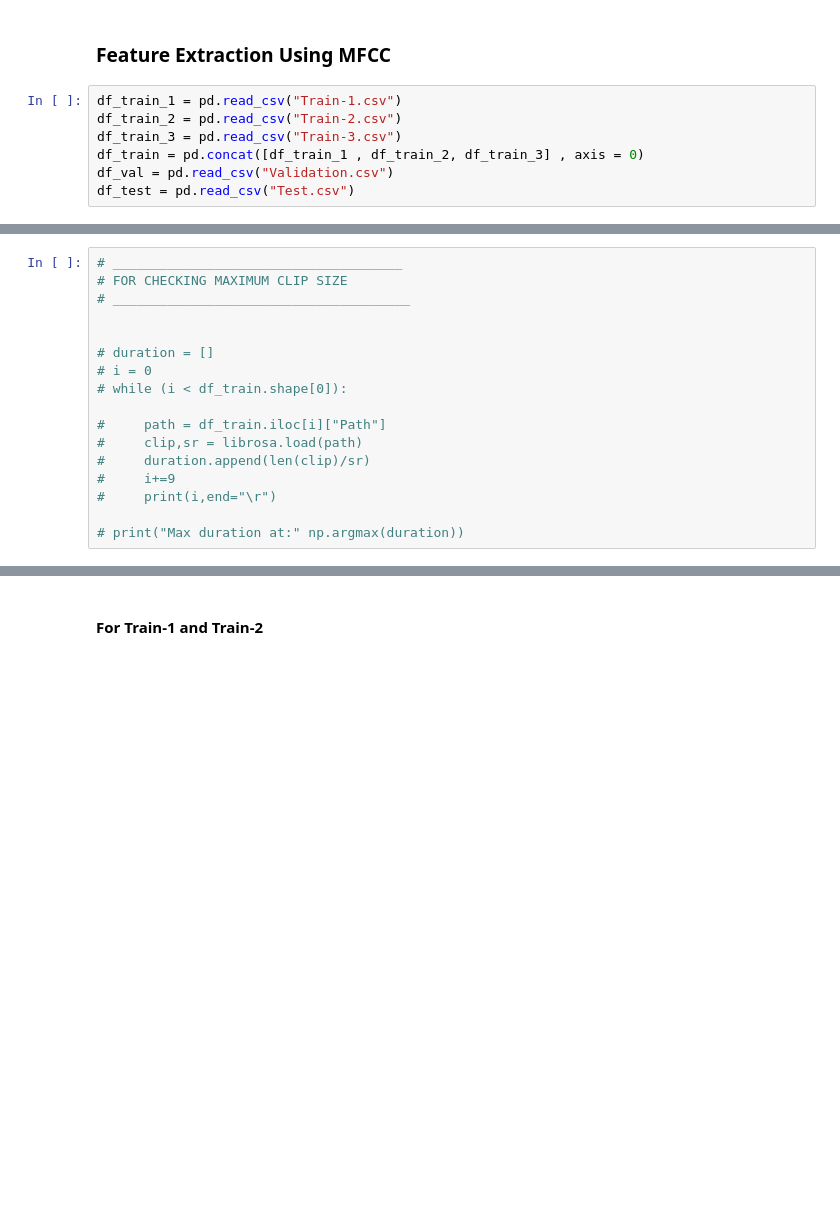
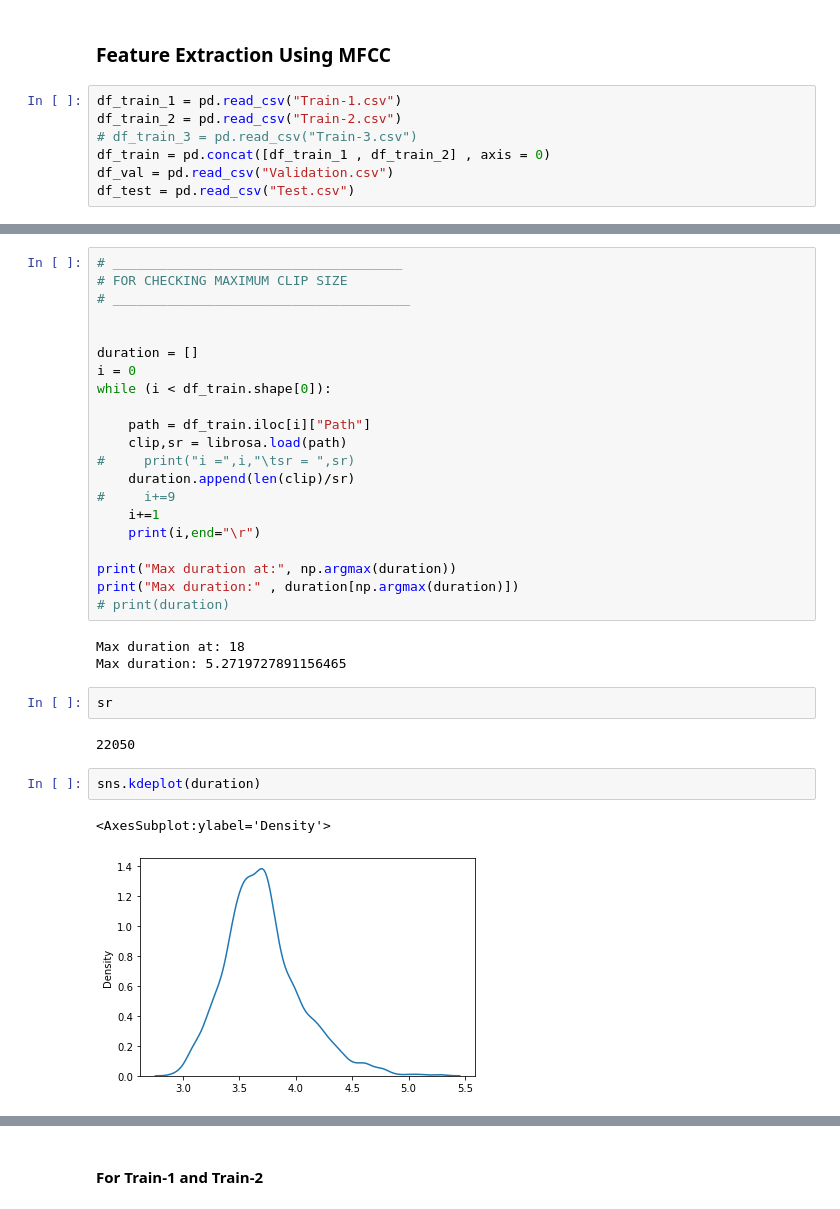
Before and after one commit to AaratSatsangi/Emotion-Detection-using-Audio, a Jupyter notebook: Emotion Detection - LSTM Architecture.ipynb, the cells around one changed output, grey strips where cells are left out. Drawn from its saved outputs; the diff is of its cells as text; blank space fills up the shorter version.

```diff
--- a/Emotion Detection - LSTM Architecture.ipynb
+++ b/Emotion Detection - LSTM Architecture.ipynb
@@ -496,8 +492,8 @@ df_test.to_csv("Test.csv" , index = False)
 # %%
 df_train_1 = pd.read_csv("Train-1.csv")
 df_train_2 = pd.read_csv("Train-2.csv")
-df_train_3 = pd.read_csv("Train-3.csv")
-df_train = pd.concat([df_train_1 , df_train_2, df_train_3] , axis = 0)
+# df_train_3 = pd.read_csv("Train-3.csv")
+df_train = pd.concat([df_train_1 , df_train_2] , axis = 0)
 df_val = pd.read_csv("Validation.csv")
 df_test = pd.read_csv("Test.csv")
 # %%
@@ -532,17 +527,33 @@ Name: Emotions, dtype: int64
 # ______________________________________
 
 
-# duration = []
-# i = 0
-# while (i < df_train.shape[0]):
+duration = []
+i = 0
+while (i < df_train.shape[0]):
 
-#     path = df_train.iloc[i]["Path"]
-#     clip,sr = librosa.load(path)
-#     duration.append(len(clip)/sr)
+    path = df_train.iloc[i]["Path"]
+    clip,sr = librosa.load(path)
+#     print("i =",i,"\tsr = ",sr)
+    duration.append(len(clip)/sr)
 #     i+=9
-#     print(i,end="\r")
+    i+=1
+    print(i,end="\r")
 
-# print("Max duration at:" np.argmax(duration))
+print("Max duration at:", np.argmax(duration))
+print("Max duration:" , duration[np.argmax(duration)])
+# print(duration)
+# %% [output]
+Max duration at: 18
+Max duration: 5.2719727891156465
+# %%
+sr
+# %% [output]
+22050
+# %%
+sns.kdeplot(duration)
+# %% [output]
+<AxesSubplot:ylabel='Density'>
+[figure, added]
 # %%
 def add_white_noise(signal, noise_percentage_factor):
     noise = np.random.normal(0, signal.std()+0.050, signal.size)
```
Also changed, not shown: parts of 24 cells of this notebook, 54 other files.
